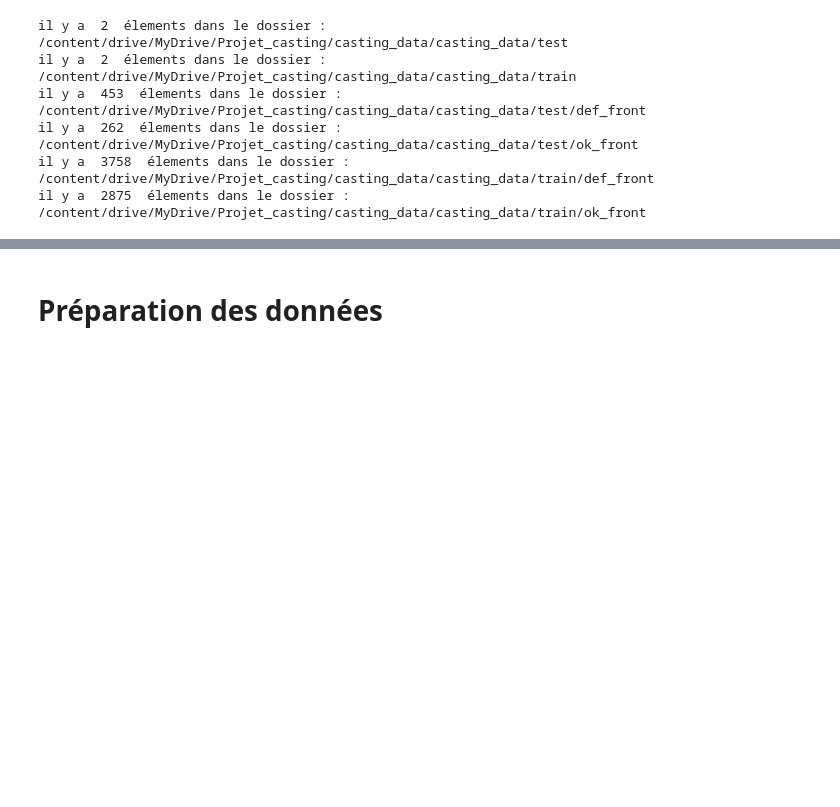
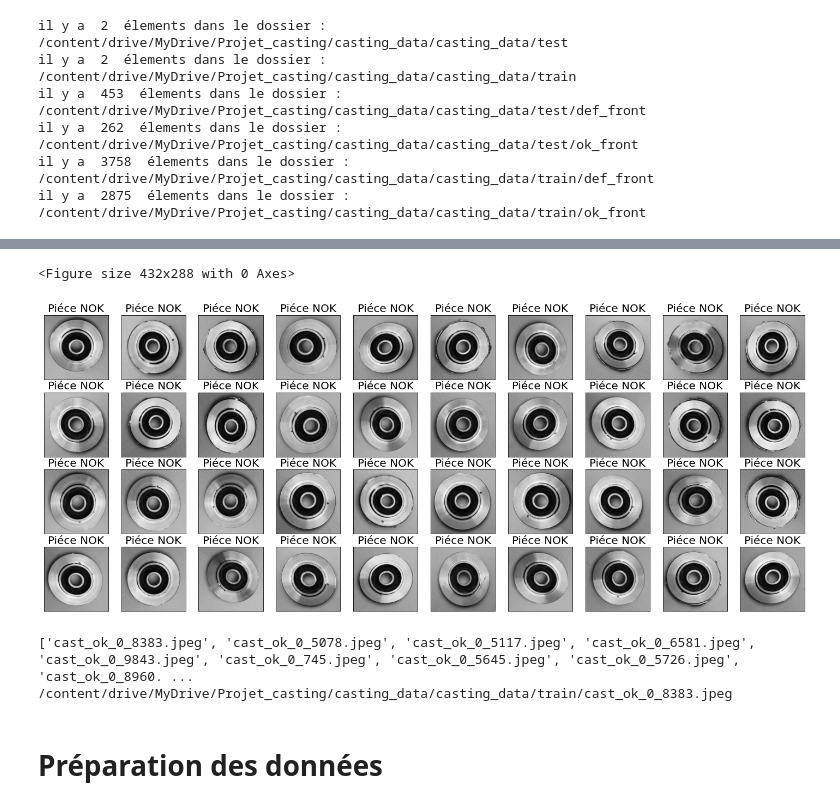
Before and after one commit to yann112/Cast_Iron, a Jupyter notebook: Cast_Iron_densenet_1.ipynb, the cells around one changed output, grey strips where cells are left out. Cells and saved outputs as stored; diff of their text form; code cells hidden in the pictures; blank space fills up the shorter version.

```diff
--- a/Cast_Iron_densenet_1.ipynb
+++ b/Cast_Iron_densenet_1.ipynb
@@ -63,3 +80,25 @@ ax.legend();
+# %%
+#piéces NOK
+liste_nok = []
+for files in os.listdir('/content/drive/MyDrive/Projet_casting/casting_data/casting_data/train/def_front'):
+    liste_nok.append(str(files))
+
+plt.figure();
+
+fig, ax = plt.subplots(4, 10, subplot_kw=dict(xticks=[], yticks=[]),figsize=(25,10));
+for i, axi in enumerate(ax.flat):
+    axi.set_title('Piéce NOK', fontdict = {'fontsize' : 20})
+    img = plt.imread('/content/drive/MyDrive/Projet_casting/casting_data/casting_data/train/def_front/'+str(liste_nok[i]))
+    axi.imshow(img);
+# %% [output]
+<Figure size 432x288 with 0 Axes>
+[figure, added]
+# %%
+print(liste_ok)
+print('/content/drive/MyDrive/Projet_casting/casting_data/casting_data/train'+'/'+str(liste_ok[0]))
+# %% [output]
+['cast_ok_0_8383.jpeg', 'cast_ok_0_5078.jpeg', 'cast_ok_0_5117.jpeg', 'cast_ok_0_6581.jpeg', 'cast_ok_0_9843.jpeg', 'cast_ok_0_745.jpeg', 'cast_ok_0_5645.jpeg', 'cast_ok_0_5726.jpeg', 'cast_ok_0_8960. ...
+/content/drive/MyDrive/Projet_casting/casting_data/casting_data/train/cast_ok_0_8383.jpeg
 # %%
 #nombre de classe
 n_class = 2
```
Also changed, not shown: parts of 6 cells of this notebook.
